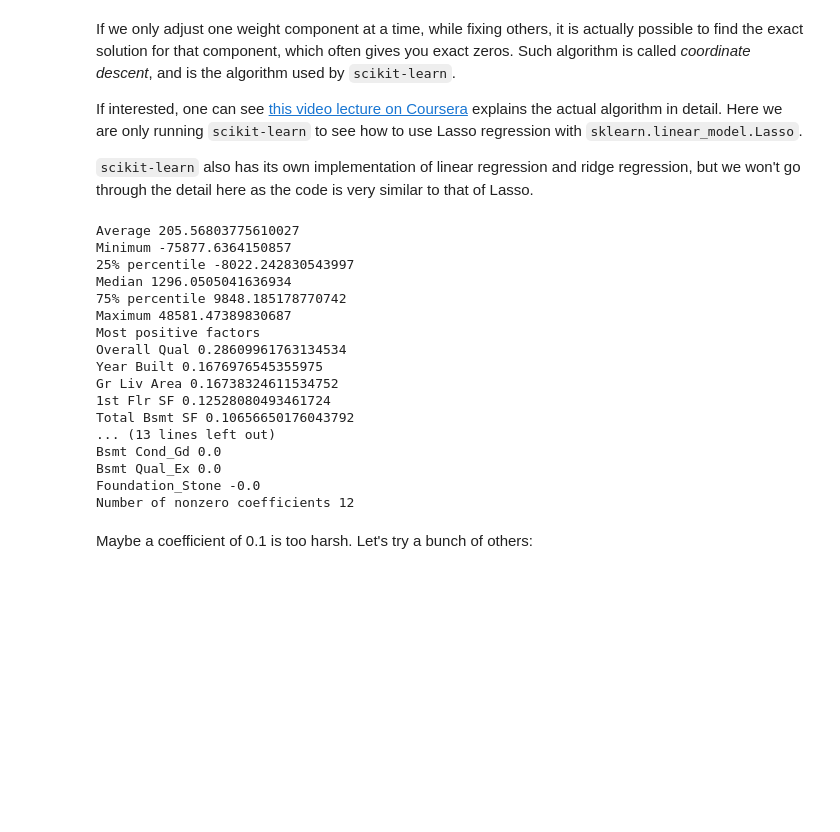
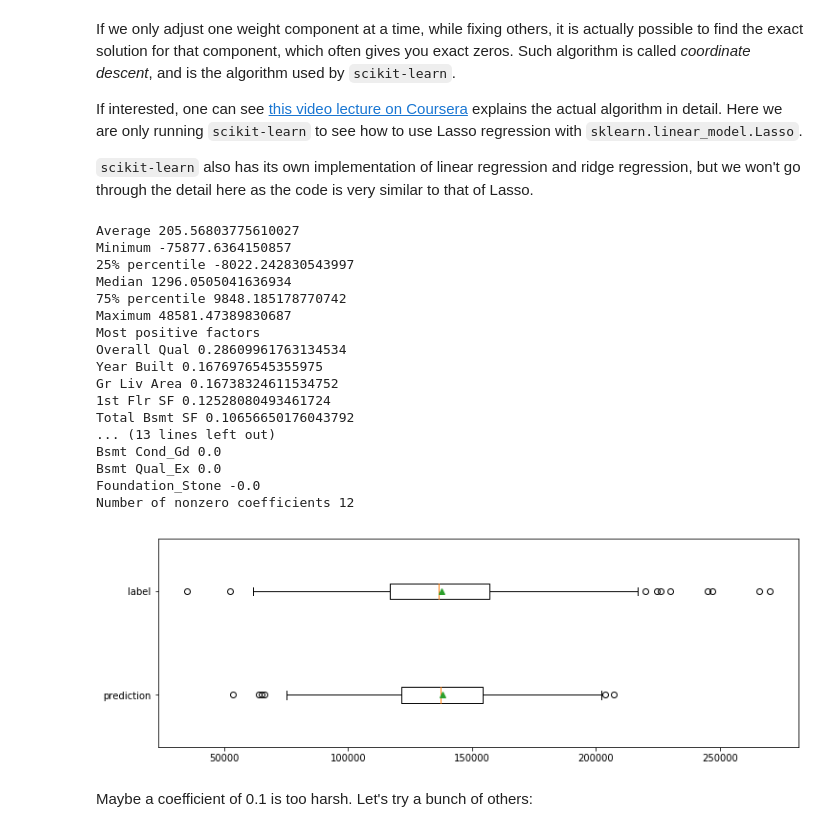
Before and after one commit to nyu-dl/Intro_to_ML_Lecture_Note, a Jupyter notebook: notebook/labs/12 - Linear Regression.ipynb, the cells around one changed output. Cells and saved outputs as stored; diff of their text form; code cells hidden in the pictures; blank space fills up the shorter version.

```diff
--- a/notebook/labs/12 - Linear Regression.ipynb
+++ b/notebook/labs/12 - Linear Regression.ipynb
@@ -383,33 +393,36 @@ If interested, one can see [this video lecture on Coursera](https://www.coursera
 # %%
 lr = Lasso(alpha=0.1, max_iter=10000)
 lr.fit(train_data, train_labels)
 test_prediction = lr.predict(test_data)
 actual_prediction = test_prediction * std_saleprice + mean_saleprice # undo the normalization
 # Check whether the model tends to underestimate or overestimate the housing price
 error = actual_prediction - actual_test_labels
 print_distribution_summary(error)
 
 params = np.concatenate([lr.coef_, [lr.intercept_]])
 print_most_significant_params(params, columns, 10)
 print('Number of nonzero coefficients', (lr.coef_ != 0).sum())
+
+plot_distribution_summaries([actual_prediction, actual_test_labels], ['prediction', 'label'])
 # %% [output]
 Average 205.56803775610027
 Minimum -75877.6364150857
 25% percentile -8022.242830543997
 Median 1296.0505041636934
 75% percentile 9848.185178770742
 Maximum 48581.47389830687
 Most positive factors
 Overall Qual 0.28609961763134534
 Year Built 0.1676976545355975
 Gr Liv Area 0.16738324611534752
 1st Flr SF 0.12528080493461724
 Total Bsmt SF 0.10656650176043792
 ... (13 lines left out)
 Bsmt Cond_Gd 0.0
 Bsmt Qual_Ex 0.0
 Foundation_Stone -0.0
 Number of nonzero coefficients 12
+[figure, added]
 # %% [markdown]
 Maybe a coefficient of 0.1 is too harsh.  Let's try a bunch of others:
 # %%
```
Also changed, not shown: parts of 5 cells of this notebook, 2 other files.
